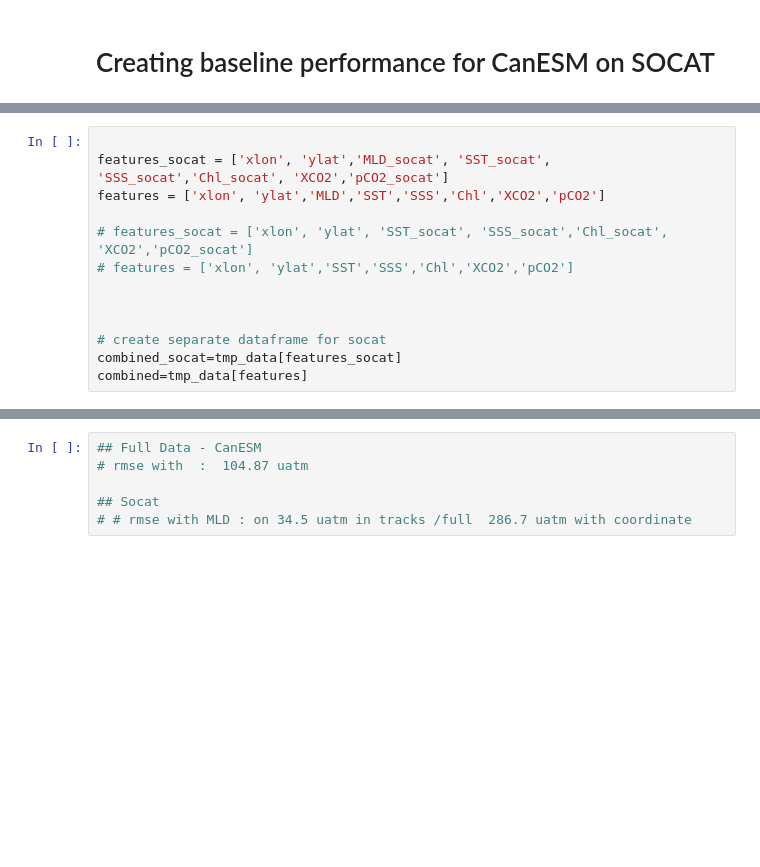
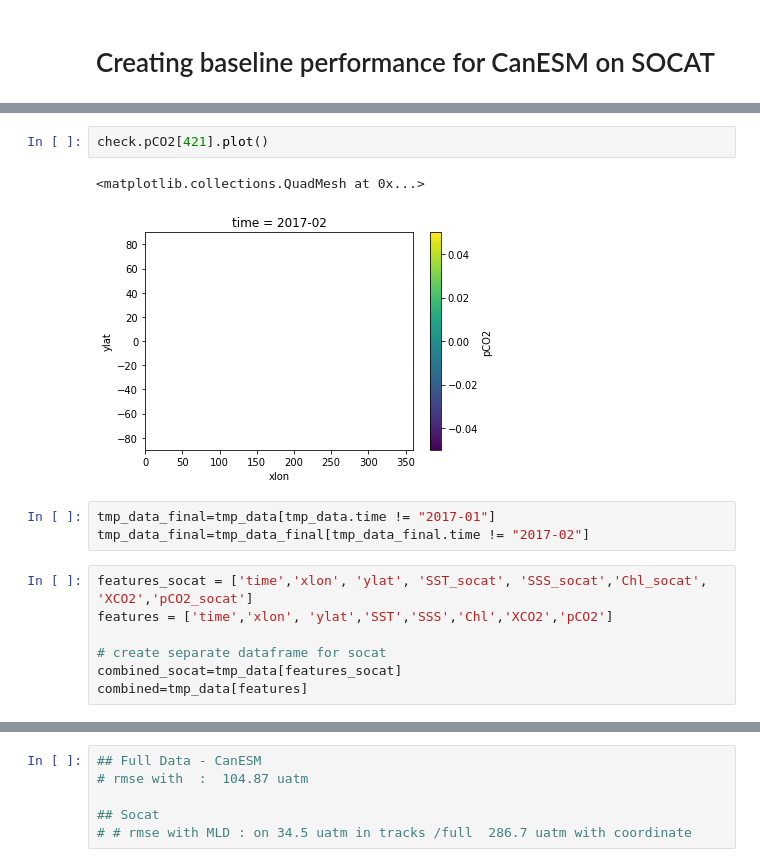
Before and after one commit to sk981102/ocean_co2, a Jupyter notebook: notebooks/baseline_ml/006_rf_base_canESM.ipynb, the cells around one changed output, grey strips where cells are left out. Saved outputs shown, nothing was run; the diff lists cells and outputs as text; blank space fills up the shorter version.

```diff
--- a/notebooks/baseline_ml/006_rf_base_canESM.ipynb
+++ b/notebooks/baseline_ml/006_rf_base_canESM.ipynb
@@ -112,12 +90,14 @@ time = tmp_data.time
+# %%
+check.pCO2[421].plot()
+# %% [output]
+<matplotlib.collections.QuadMesh at 0x...>
+[figure, added]
+# %%
+tmp_data_final=tmp_data[tmp_data.time != "2017-01"]
+tmp_data_final=tmp_data_final[tmp_data_final.time != "2017-02"]
 # %%
-
-features_socat = ['xlon', 'ylat','MLD_socat', 'SST_socat', 'SSS_socat','Chl_socat', 'XCO2','pCO2_socat']
-features = ['xlon', 'ylat','MLD','SST','SSS','Chl','XCO2','pCO2']
-
-# features_socat = ['xlon', 'ylat', 'SST_socat', 'SSS_socat','Chl_socat', 'XCO2','pCO2_socat']
-# features = ['xlon', 'ylat','SST','SSS','Chl','XCO2','pCO2']
-
-
+features_socat = ['time','xlon', 'ylat', 'SST_socat', 'SSS_socat','Chl_socat', 'XCO2','pCO2_socat']
+features = ['time','xlon', 'ylat','SST','SSS','Chl','XCO2','pCO2']
 
 # create separate dataframe for socat
 combined_socat=tmp_data[features_socat]
```
Also changed, not shown: parts of 33 cells of this notebook, 21 other files.
